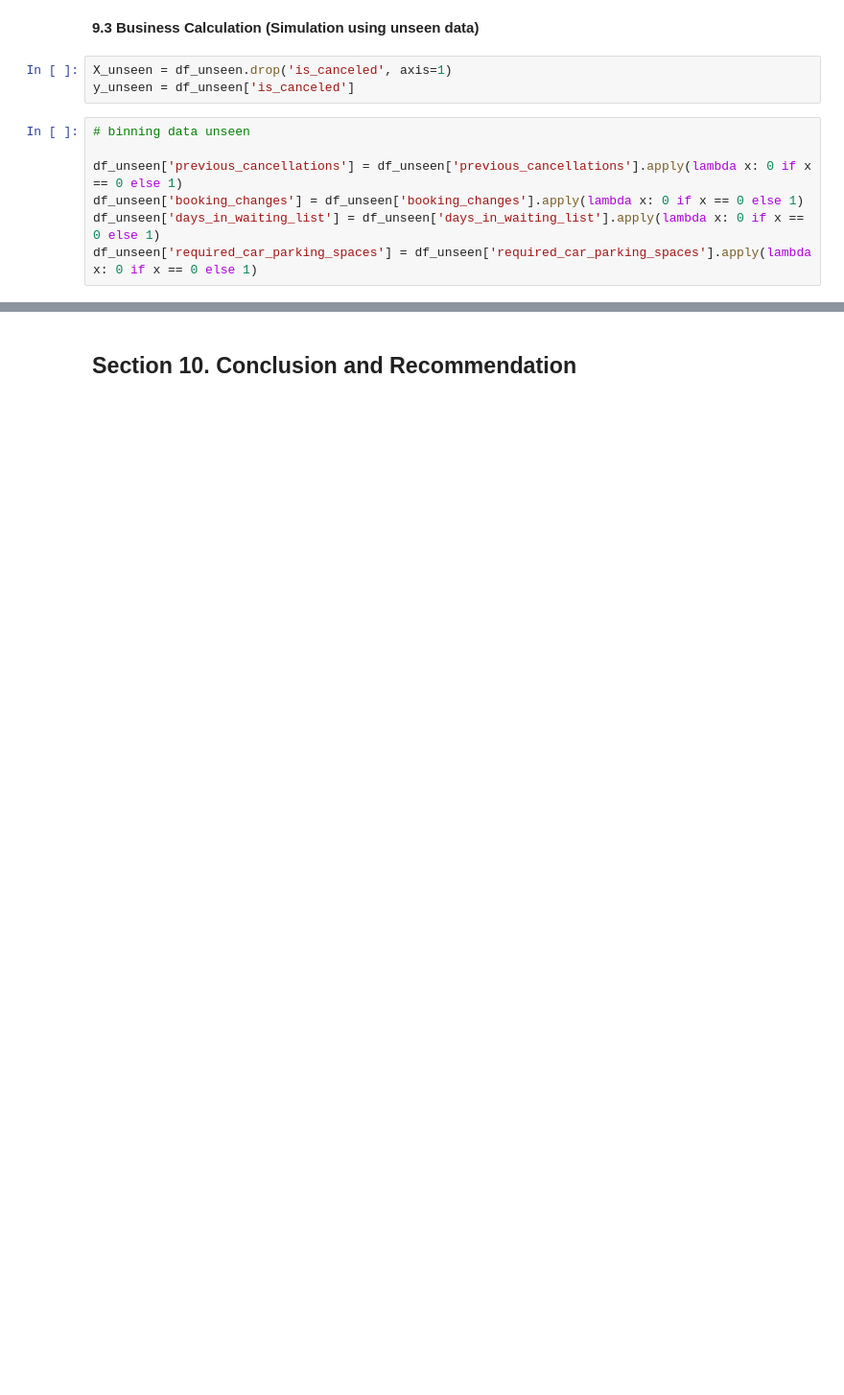
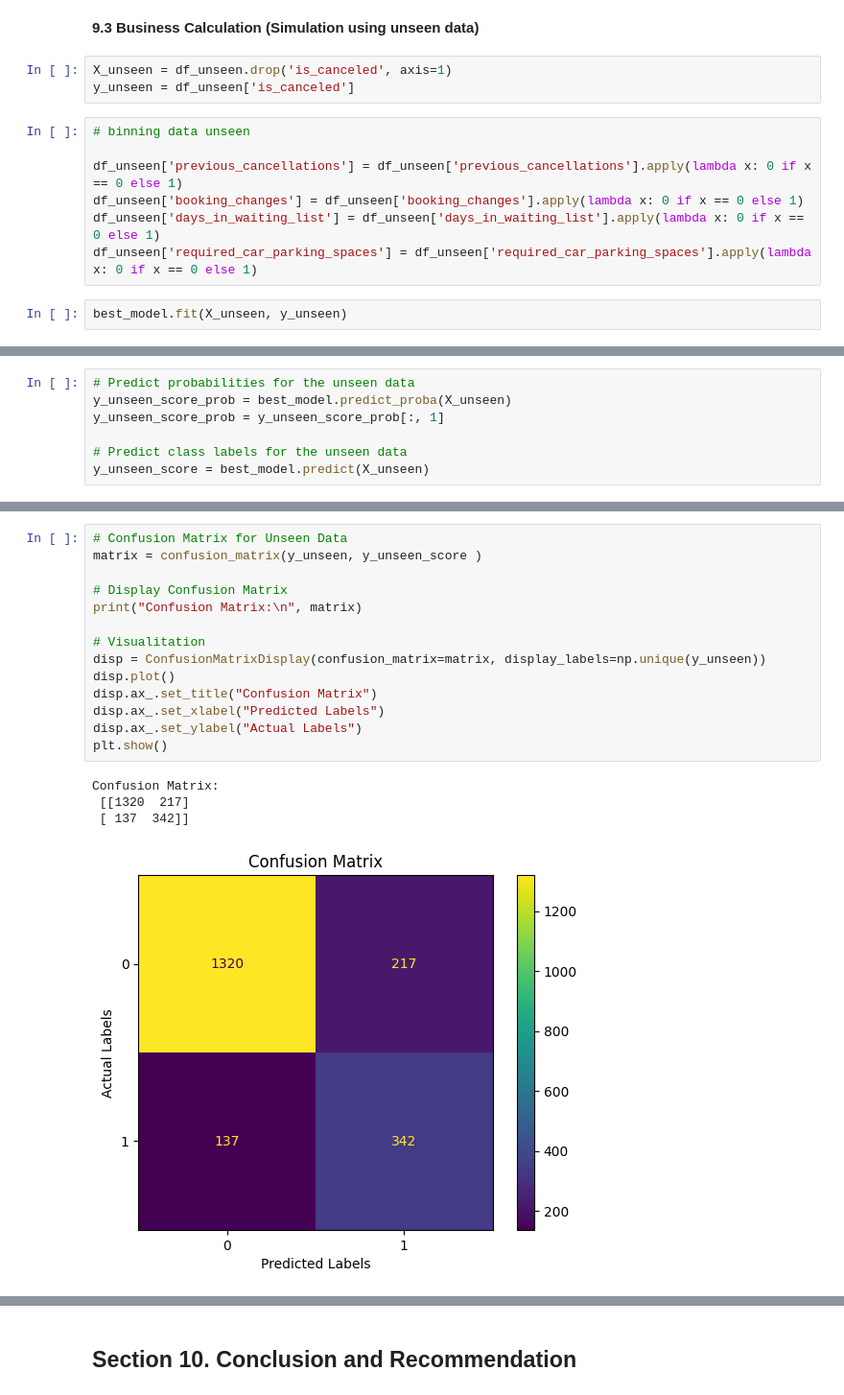
Before and after one commit to melinayu/Hotel-Booking-Demand-Project, a Jupyter notebook: notebooks/Hotel-Booking-Demand.ipynb, the cells around one changed output, grey strips where cells are left out. Shown at 96% size. Saved outputs shown, nothing was run; the diff lists cells and outputs as text; blank space fills up the shorter version.

```diff
--- a/notebooks/Hotel-Booking-Demand.ipynb
+++ b/notebooks/Hotel-Booking-Demand.ipynb
@@ -1481,3 +1528,5 @@ df_unseen['previous_cancellations'] = df_unseen['previous_cancellations'].apply(
 df_unseen['booking_changes'] = df_unseen['booking_changes'].apply(lambda x: 0 if x == 0 else 1)
 df_unseen['days_in_waiting_list'] = df_unseen['days_in_waiting_list'].apply(lambda x: 0 if x == 0 else 1)
 df_unseen['required_car_parking_spaces'] = df_unseen['required_car_parking_spaces'].apply(lambda x: 0 if x == 0 else 1)
+# %%
+best_model.fit(X_unseen, y_unseen)
@@ -1483,0 +1551,7 @@ df_unseen['required_car_parking_spaces'] = df_unseen['required_car_parking_space
+# %%
+# Predict probabilities for the unseen data
+y_unseen_score_prob = best_model.predict_proba(X_unseen)
+y_unseen_score_prob = y_unseen_score_prob[:, 1]
+
+# Predict class labels for the unseen data
+y_unseen_score = best_model.predict(X_unseen)
@@ -1483,0 +1576,19 @@ df_unseen['required_car_parking_spaces'] = df_unseen['required_car_parking_space
+# %%
+# Confusion Matrix for Unseen Data
+matrix = confusion_matrix(y_unseen, y_unseen_score )
+
+# Display Confusion Matrix
+print("Confusion Matrix:\n", matrix)
+
+# Visualitation
+disp = ConfusionMatrixDisplay(confusion_matrix=matrix, display_labels=np.unique(y_unseen))
+disp.plot()
+disp.ax_.set_title("Confusion Matrix")
+disp.ax_.set_xlabel("Predicted Labels")
+disp.ax_.set_ylabel("Actual Labels")
+plt.show()
+# %% [output]
+Confusion Matrix:
+ [[1320  217]
+ [ 137  342]]
+[figure, added]
```
Also changed, not shown: parts of 19 cells of this notebook.
